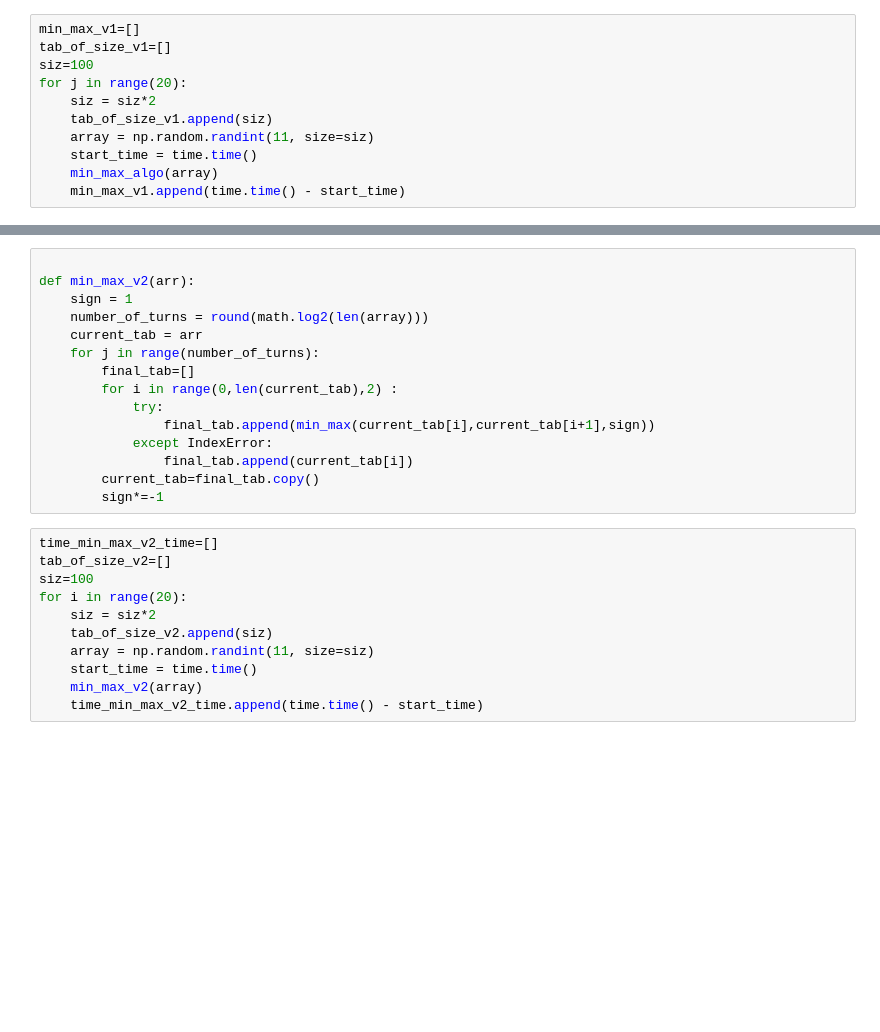
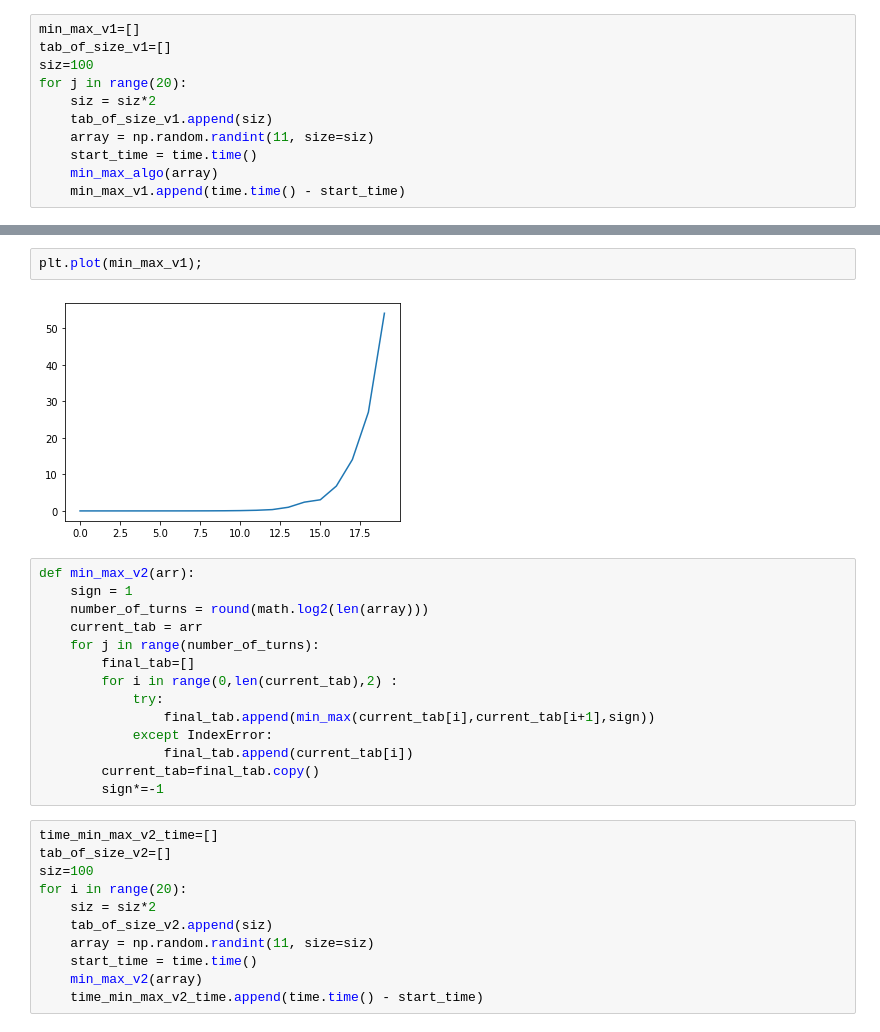
Before and after one commit to azario0/Alphabeta-minmax, a Jupyter notebook: minmax,alphabeta.ipynb, the cells around one changed output, grey strips where cells are left out. Cells and saved outputs as stored; diff of their text form; blank space fills up the shorter version.

```diff
--- a/minmax,alphabeta.ipynb
+++ b/minmax,alphabeta.ipynb
@@ -51,5 +62,8 @@ for j in range(20):
+# %%
+plt.plot(min_max_v1);
+# %% [output]
+[figure, added]
 # %%
-
 def min_max_v2(arr):
     sign = 1
     number_of_turns = round(math.log2(len(array)))
```
Also changed, not shown: parts of 14 cells of this notebook.
